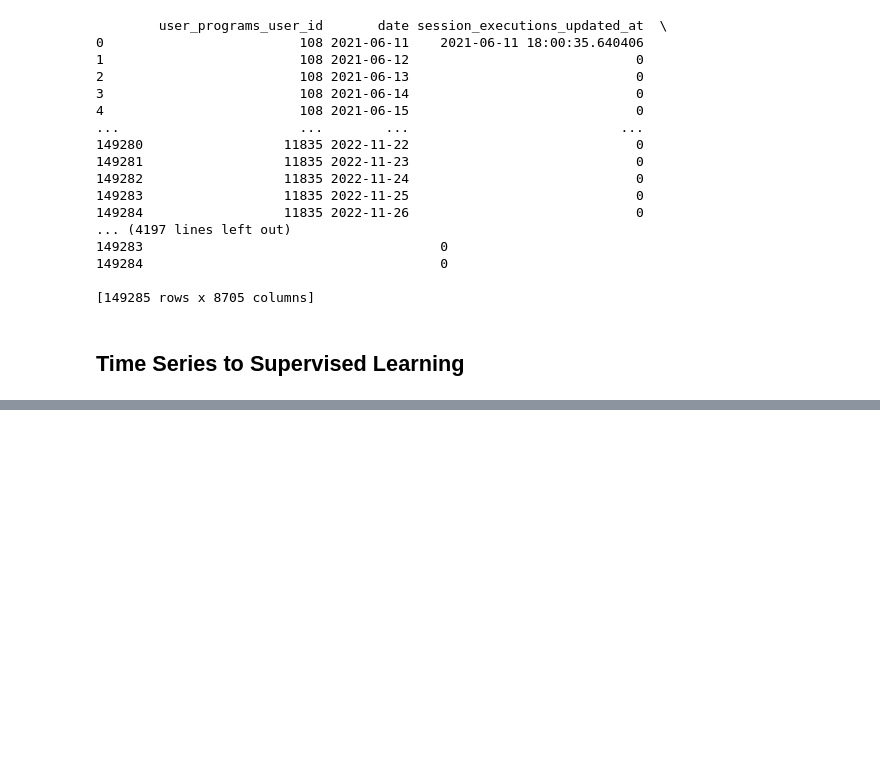
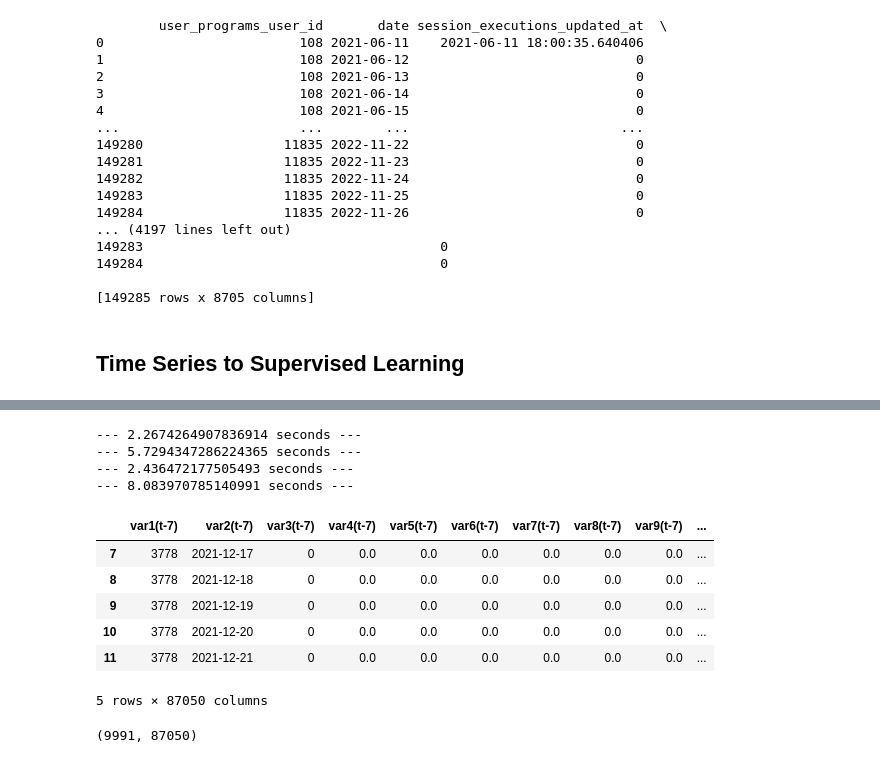
Before and after one commit to evidadeusto/mhunters, a Jupyter notebook: analysis_oscar_preprocessing/AI_models.ipynb, the cells around one changed output, grey strips where cells are left out. Drawn from its saved outputs; the diff is of its cells as text; code cells hidden in the pictures; blank space fills up the shorter version.

```diff
--- a/analysis_oscar_preprocessing/AI_models.ipynb
+++ b/analysis_oscar_preprocessing/AI_models.ipynb
@@ -689,0 +463,27 @@ supervised_data_30days_chunked.head()
+# %%
+# normalize features
+#scaler = MinMaxScaler(feature_range=(0, 1))
+#scaled = scaler.fit_transform(values)
+# frame as supervised learning
+reframed_data_30days_part2 = series_to_supervised(df_test_30days_part2.values, 7, 3)
+# drop columns we don't want to predict
+#reframed.drop(reframed.columns[[17,18,19,20,21,22,23]], axis=1, inplace=True)
+reframed_data_30days_part2.head()
+# %% [output]
+--- 2.2674264907836914 seconds ---
+--- 5.7294347286224365 seconds ---
+--- 2.436472177505493 seconds ---
+--- 8.083970785140991 seconds ---
+|  | var1(t-7) | var2(t-7) | var3(t-7) | var4(t-7) | var5(t-7) | var6(t-7) | var7(t-7) | var8(t-7) | var9(t-7) | ... |
+| 7 | 3778 | 2021-12-17 | 0 | 0.0 | 0.0 | 0.0 | 0.0 | 0.0 | 0.0 | ... |
+| 8 | 3778 | 2021-12-18 | 0 | 0.0 | 0.0 | 0.0 | 0.0 | 0.0 | 0.0 | ... |
+| 9 | 3778 | 2021-12-19 | 0 | 0.0 | 0.0 | 0.0 | 0.0 | 0.0 | 0.0 | ... |
+| 10 | 3778 | 2021-12-20 | 0 | 0.0 | 0.0 | 0.0 | 0.0 | 0.0 | 0.0 | ... |
+| 11 | 3778 | 2021-12-21 | 0 | 0.0 | 0.0 | 0.0 | 0.0 | 0.0 | 0.0 | ... |
+5 rows × 87050 columns
+# %%
+# Save the DataFrame to a CSV file
+reframed_data_30days_part2.to_csv('../data/reframed_data_30days_part2.csv', index=False)
+reframed_data_30days_part2.shape
+# %% [output]
+(9991, 87050)
```
Also changed, not shown: parts of 35 cells of this notebook, 1 other file.
